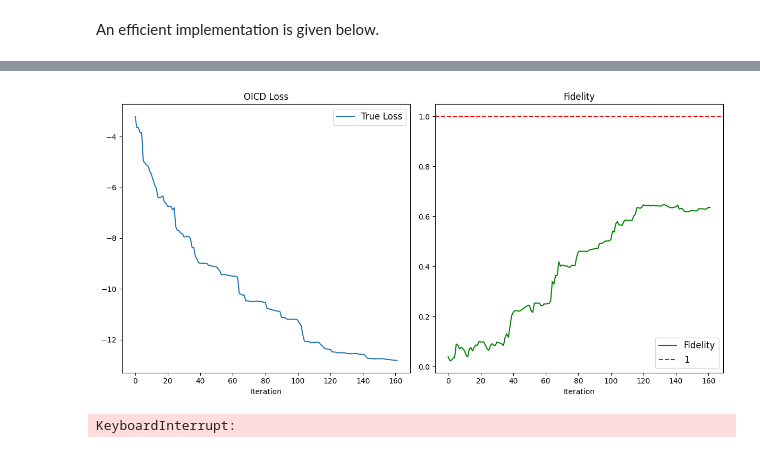
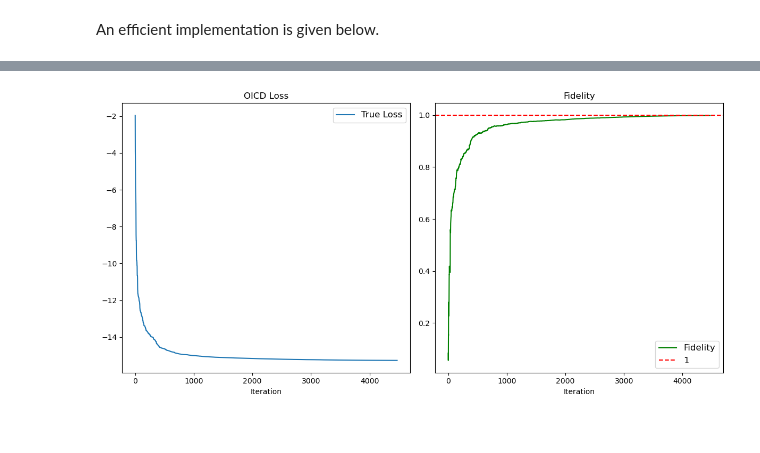
Before and after one commit to GALVINLAI/block_coordinate_descent, a Jupyter notebook: qiskit_QAOA_XXZ_Wiersema.ipynb, the cells around one changed output, grey strips where cells are left out. Drawn from its saved outputs; the diff is of its cells as text; code cells hidden in the pictures.

```diff
--- a/qiskit_QAOA_XXZ_Wiersema.ipynb
+++ b/qiskit_QAOA_XXZ_Wiersema.ipynb
@@ -150,7 +150,7 @@ Eigenvalues: [-15.27613112 -14.18846567 -14.18846567 ...  10.84174519  10.841745
   11.11765299]
 # %%
 """Circuit construction"""
-layer = 10  # Define the number of layers in the quantum circuit
+layer = 12  # Define the number of layers in the quantum circuit
 
 # This needs to be determined based on the circuit
 num_p = layer * 4  # Calculate the number of parameters
@@ -610,28 +610,27 @@ Ground state energy: -15.276131122065747
 # %%
 # OICD Optimization
 from algo.oicd_qiskit import oicd
 
-num_iter = 15000
+num_iter = 5000
 # Run OICD
 final_weights_oicd, best_expected_record_value_oicd, fidelity_record_value_oicd, func_oicd, _, _ = oicd(
     estimate_loss,
     expectation_loss,
     fidelity,
     n_shot, weights_dict, initial_weights, num_iter,
     cyclic_mode=False,
     use_pratical_interp_flag=True,
     use_local_solvers_flag=False,
     use_global_solvers_flag = True,
     # subproblem_method='BFGS',
     # subproblem_iter=None,
     use_exact_update_frequencey_1_flag = False,
-    exact_mode=False, # for testing purpose, no noisy loss
+    exact_mode=True, # for testing purpose, no noisy loss
     plot_flag=True,
     plot_argmin_flag = False,
 )
 # %% [output]
-[figure, old version]
+[figure, new version]
-KeyboardInterrupt:
 # %%
 # RCD Optimization
 from algo.rcd_qiskit import rcd
```
Also changed, not shown: parts of 10 cells of this notebook.
